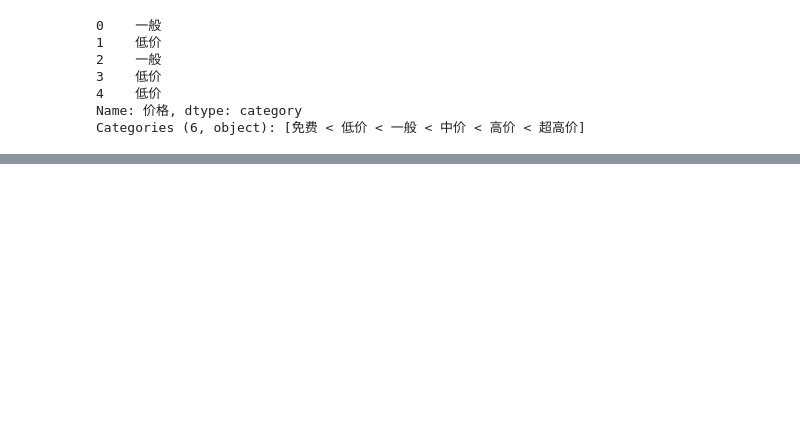
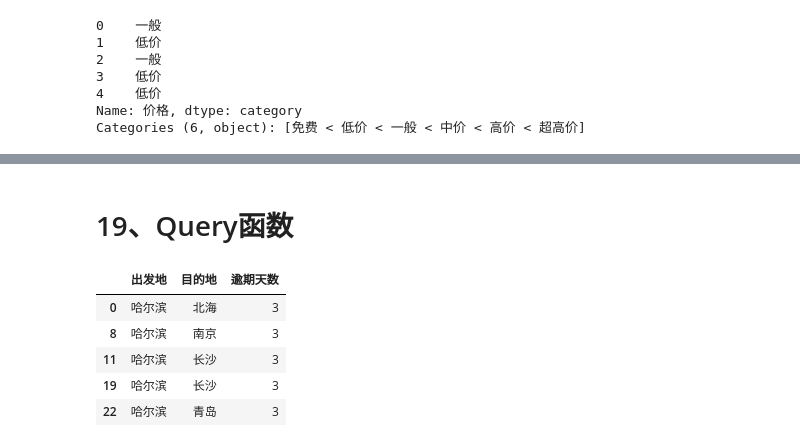
Before and after one commit to Yusheng0313/JNB_WS, a Jupyter notebook: pandas.ipynb, the cells around one changed output, grey strips where cells are left out. Saved outputs shown, nothing was run; the diff lists cells and outputs as text; code cells hidden in the pictures; blank space fills up the shorter version.

```diff
--- a/pandas.ipynb
+++ b/pandas.ipynb
@@ -373,0 +512,11 @@ Categories (6, object): [免费 < 低价 < 一般 < 中价 < 高价 < 超高价]
+# %% [markdown]
+# 19、Query函数
+# %%
+df.query("出发地 == '哈尔滨'")[['出发地','目的地','逾期天数']].head()
+# %% [output]
+|  | 出发地 | 目的地 | 逾期天数 |
+| 0 | 哈尔滨 | 北海 | 3 |
+| 8 | 哈尔滨 | 南京 | 3 |
+| 11 | 哈尔滨 | 长沙 | 3 |
+| 19 | 哈尔滨 | 长沙 | 3 |
+| 22 | 哈尔滨 | 青岛 | 3 |
```
Also changed, not shown: parts of 21 cells of this notebook, 8 other files.
